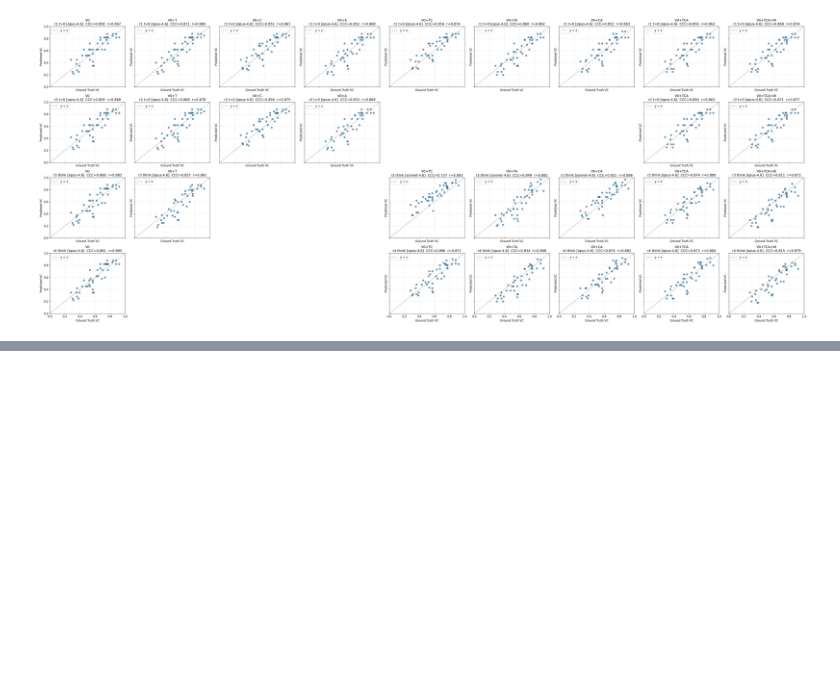
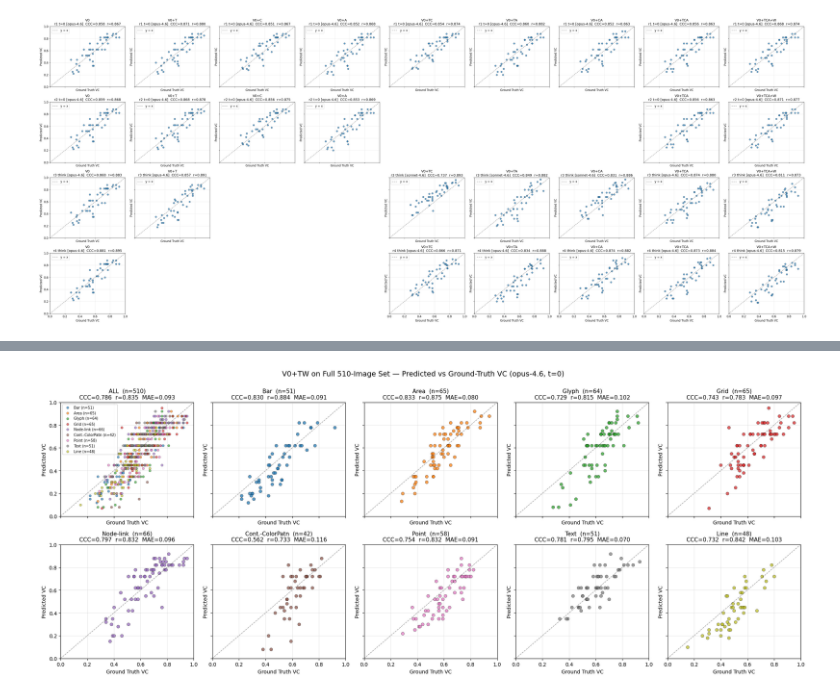
Before and after one commit to mling216/comment-post-processing, a Jupyter notebook: Claude_vc_prediction/V0_Variants_Comparison.ipynb, the cells around one changed output, grey strips where cells are left out. Drawn from its saved outputs; the diff is of its cells as text; code cells hidden in the pictures; blank space fills up the shorter version.

Commit message:
Add per-vistype F1 analysis, gt_all_66, eval set docs, scatter plots, and updated paper appendix

```diff
--- a/Claude_vc_prediction/V0_Variants_Comparison.ipynb
+++ b/Claude_vc_prediction/V0_Variants_Comparison.ipynb
@@ -277,0 +387,54 @@ plt.show()
+# %%
+# Scatter plots: ALL + one panel per VisType. Identity line for reference; CCC + r + MAE in title.
+palette = dict(zip(NINE_TYPES, plt.cm.tab10.colors[:len(NINE_TYPES)]))
+panels = ['ALL'] + NINE_TYPES   # 1 + 9 = 10 panels
+ncols = 5
+nrows = int(np.ceil(len(panels) / ncols))
+
+# Build a quick lookup of metrics by group label
+all_metrics = pd.concat([overall_510.iloc[[0]], vt_510]).set_index('group')
+all_label = next(g for g in all_metrics.index if g.startswith('ALL'))
+
+fig, axes = plt.subplots(nrows, ncols, figsize=(4.2 * ncols, 4.2 * nrows),
+                         sharex=True, sharey=True, squeeze=False)
+
+for idx, panel in enumerate(panels):
+    r, c = divmod(idx, ncols)
+    ax = axes[r][c]
+
+    if panel == 'ALL':
+        for vt in NINE_TYPES:
+            s = df510[df510['VisType'] == vt]
+            ax.scatter(s['gt'], s['vc_score'], alpha=0.65, s=22,
+                       color=palette[vt], edgecolor='k', linewidth=0.3,
+                       label=f'{vt} (n={len(s)})')
+        ax.legend(loc='upper left', fontsize=7, frameon=True)
+        m = all_metrics.loc[all_label]
+        title = f'ALL  (n={int(m["n"])})'
+    else:
+        sub = df510[df510['VisType'] == panel]
+        ax.scatter(sub['gt'], sub['vc_score'], alpha=0.75, s=36,
+                   color=palette[panel], edgecolor='k', linewidth=0.4)
+        m = all_metrics.loc[panel]
+        title = f'{panel}  (n={int(m["n"])})'
+
+    ax.plot([0, 1], [0, 1], 'k--', alpha=0.4, linewidth=1)
+    ax.set_title(f'{title}\nCCC={m["CCC"]:.3f}  r={m["Pearson"]:.3f}  '
+                 f'MAE={m["MAE"]:.3f}', fontsize=11)
+    ax.set_xlabel('Ground Truth VC', fontsize=10)
+    ax.set_ylabel('Predicted VC',    fontsize=10)
+    ax.set_xlim(0, 1); ax.set_ylim(0, 1)
+    ax.grid(alpha=0.3)
+
+# Hide any unused axes
+for idx in range(len(panels), nrows * ncols):
+    r, c = divmod(idx, ncols)
+    axes[r][c].set_visible(False)
+
+fig.suptitle('V0+TW on Full 510-Image Set — Predicted vs Ground-Truth VC '
+             '(opus-4.6, t=0)', fontsize=14, y=1.00)
+plt.tight_layout()
+plt.savefig('v0_tw_510_scatter.png', dpi=200, bbox_inches='tight')
+plt.show()
+# %% [output]
+[figure, added]
```
Also changed, not shown: parts of 9 cells of this notebook, 11 other files.
